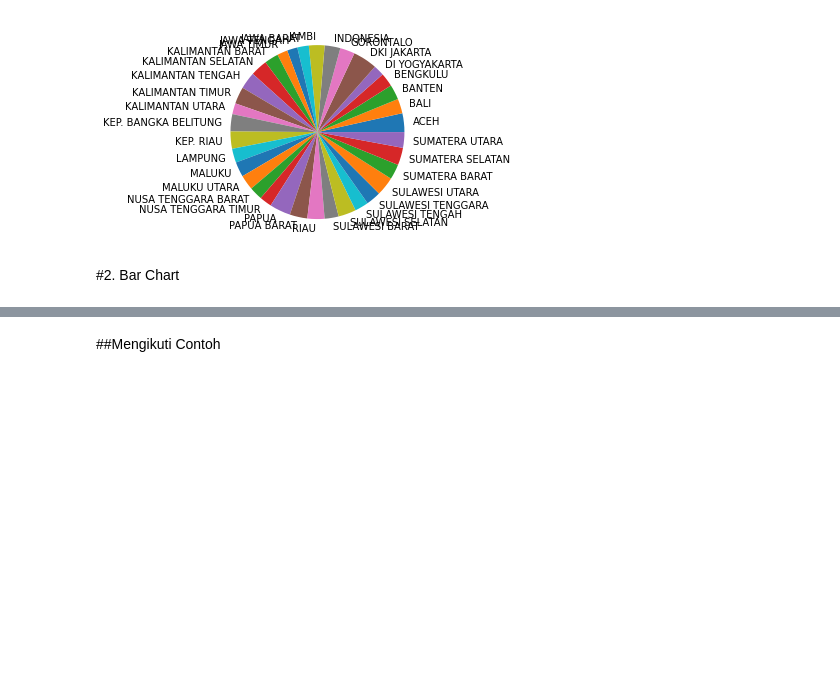
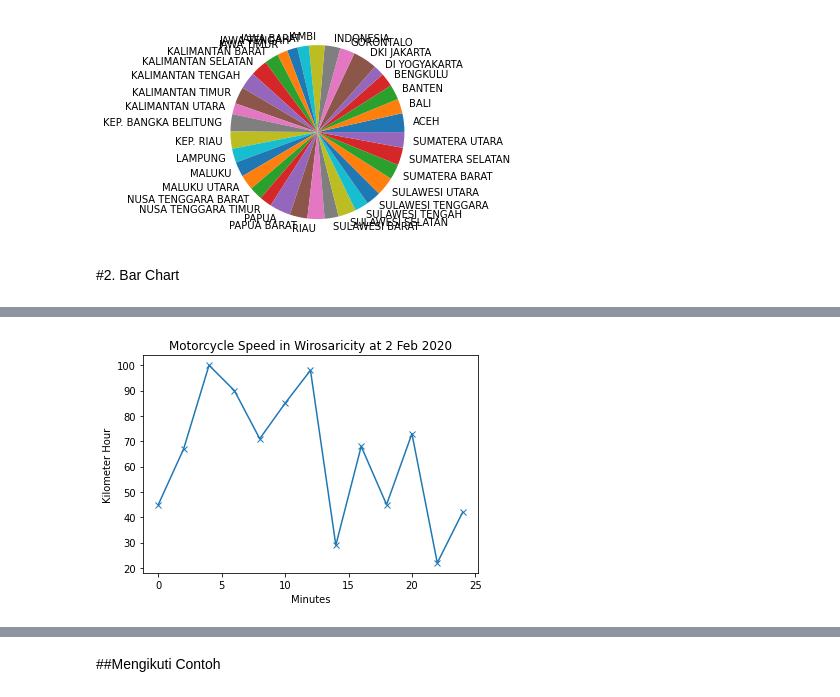
Before and after one commit to aricahyasaputra/data-sains-course-assigment-, a Jupyter notebook: Week 4/Tugas_4_Data_Sains.ipynb, the cells around one changed output, grey strips where cells are left out. Saved outputs shown, nothing was run; the diff lists cells and outputs as text; code cells hidden in the pictures; blank space fills up the shorter version.

```diff
--- a/Week 4/Tugas_4_Data_Sains.ipynb
+++ b/Week 4/Tugas_4_Data_Sains.ipynb
@@ -204,0 +235,16 @@ plt.show()
+# %%
+# menambahkan penanda titik
+speed = [45, 67, 100, 90, 71, 85, 98, 29, 68, 45, 73, 22, 42]
+minutes = [0, 2, 4, 6, 8, 10, 12, 14, 16, 18, 20, 22, 24]
+
+plt.plot(
+  minutes,
+  speed,
+  marker='x',
+)
+plt.title('Motorcycle Speed in Wirosaricity at 2 Feb 2020')
+plt.ylabel('Kilometer Hour')
+plt.xlabel('Minutes')
+plt.show()
+# %% [output]
+[figure, added]
```
Also changed, not shown: parts of 20 cells of this notebook.
